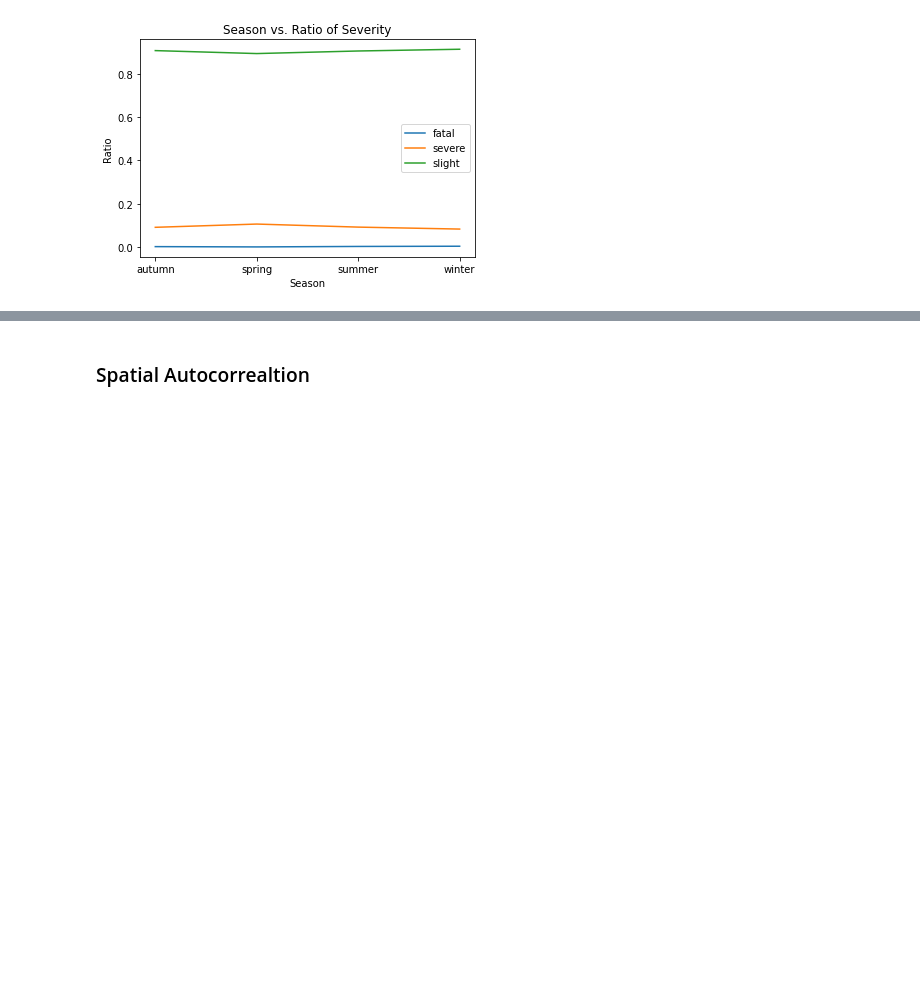
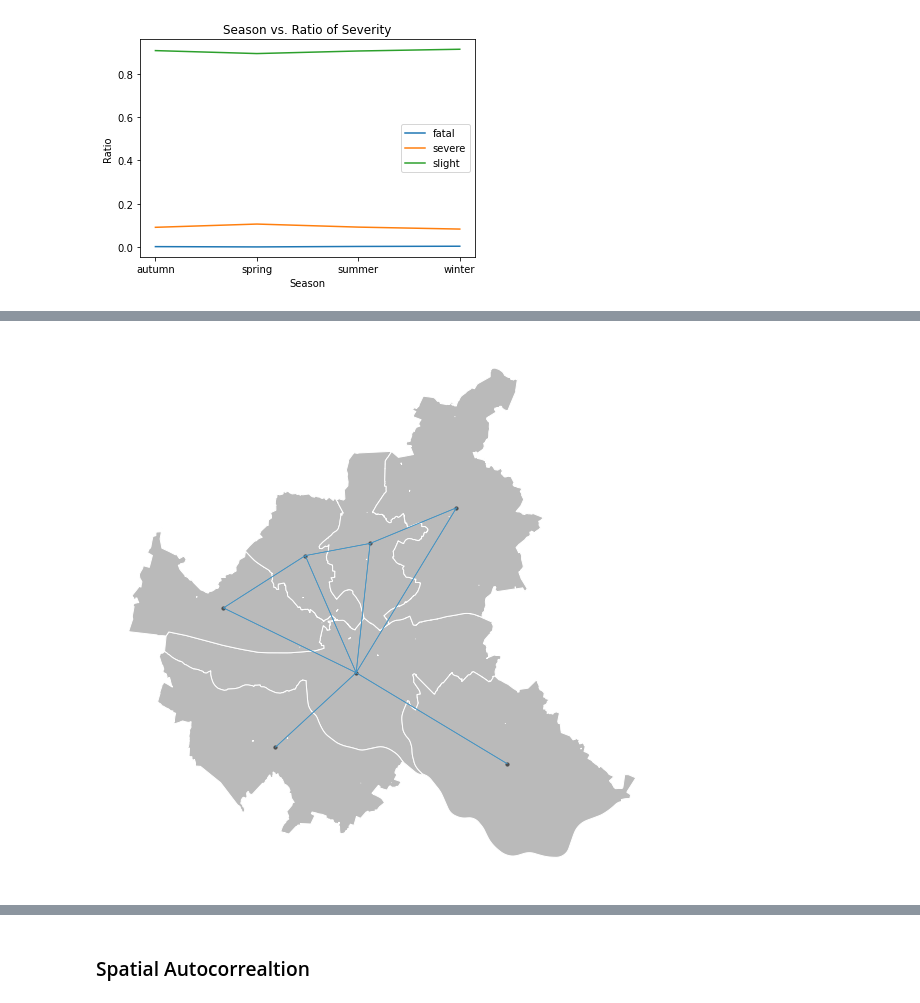
Before and after one commit to juthoma22/gds, a Jupyter notebook: data_collection.ipynb, the cells around one changed output, grey strips where cells are left out. Cells and saved outputs as stored; diff of their text form; code cells hidden in the pictures; blank space fills up the shorter version.

Commit message:
spatial weights and morans I

```diff
--- a/data_collection.ipynb
+++ b/data_collection.ipynb
@@ -364,0 +502,14 @@ plt.show()
+# %%
+# add geomtry from df_districts
+df_grouped = df_grouped.merge(dissolved_gdf, left_on="district_id", right_on="bezirk")
+# %%
+df_grouped["district_id"] = df_grouped.index + 1
+# %%
+w = weights.Queen.from_dataframe(df_grouped, idVariable="district_id")
+# %%
+# Row standardize the matrix
+w.transform = 'R'
+# %%
+plot_spatial_weights(w, df_grouped, indexed_on="district_id");
+# %% [output]
+[figure, added]
```
Also changed, not shown: parts of 32 cells of this notebook.
